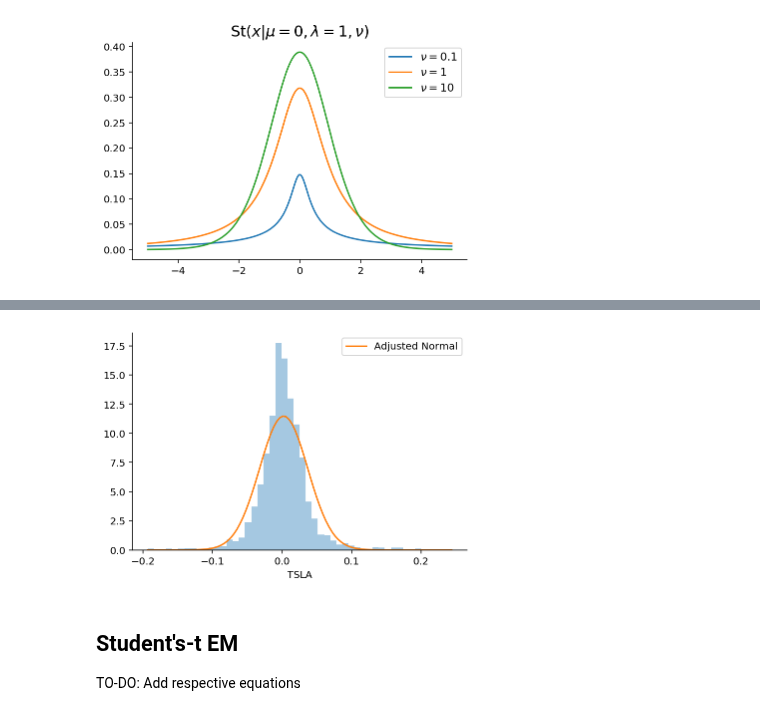
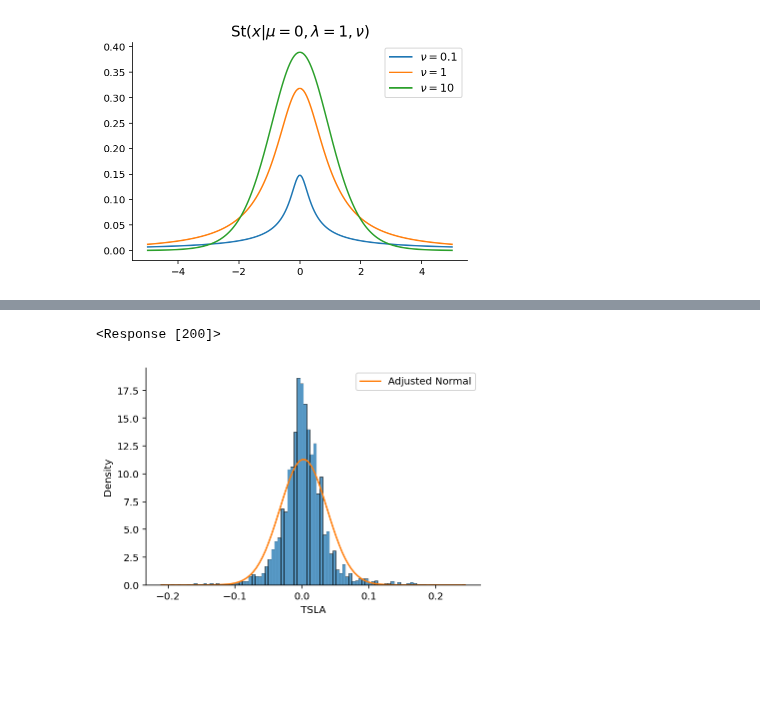
Before and after one commit to gerdm/prml, a Jupyter notebook: chapter02/students-t-distribution.ipynb, the cells around one changed output, grey strips where cells are left out. Cells and saved outputs as stored; diff of their text form; code cells hidden in the pictures; blank space fills up the shorter version.

Commit message:
mod ch2: add em-equations; fix bugs for t-disribution

```diff
--- a/chapter02/students-t-distribution.ipynb
+++ b/chapter02/students-t-distribution.ipynb
@@ -11,7 +15,9 @@ from scipy.stats import t
 %config InlineBackend.figure_format = "retina"
 plt.rcParams["axes.spines.right"] = False
 plt.rcParams["axes.spines.top"] = False
-plt.rcParams['text.latex.preamble'] = [r'\usepackage{amsmath}']
+plt.rcParams['text.latex.preamble'] = r'\usepackage{amsmath}'
+
+apikey = os.environ["AVANTAGE_API"]
 # %% [markdown]
 Student's t distribution is defined as an ensamble of normal distributions "weighted" by precision terms $\tau$ that are Gamma-distributed. That is
 
@@ -119,3 +81,8 @@ params = {
     "outputsize": "full",
     "apikey": apikey
 }
+
+r = requests.get(url, params=params)
+r
+# %% [output]
+<Response [200]>
@@ -132,12 +97,8 @@ mu, sigma = stock_ret.mean(), stock_ret.std(ddof=1)
 N_stock = norm(loc=mu, scale=sigma)
 # %%
 xrange = np.linspace(stock_ret.min(), stock_ret.max(), 100)
-sns.distplot(stock_ret, kde=False, norm_hist=True);
-plt.plot(xrange, N_stock.pdf(xrange), label="Adjusted Normal")
+sns.histplot(stock_ret, kde=False, stat="density");
+plt.plot(xrange, N_stock.pdf(xrange), label="Adjusted Normal", c="tab:orange")
 plt.legend();
 # %% [output]
-[figure, old version]
+[figure, new version]
-# %% [markdown]
-## Student's-t EM
-
-TO-DO: Add respective equations
```
Also changed, not shown: parts of 12 cells of this notebook.
